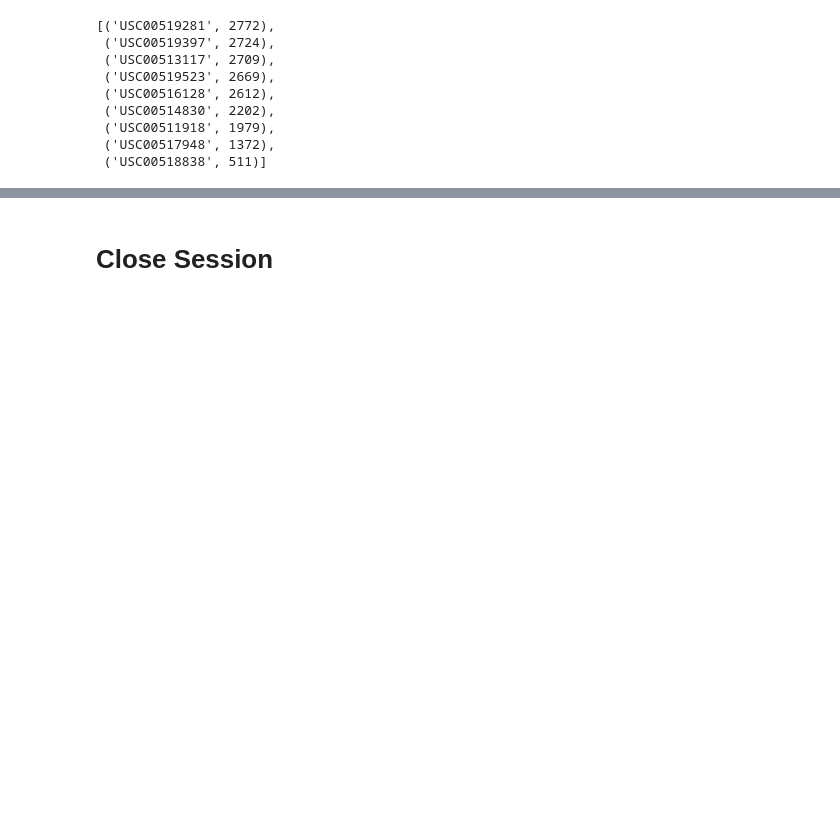
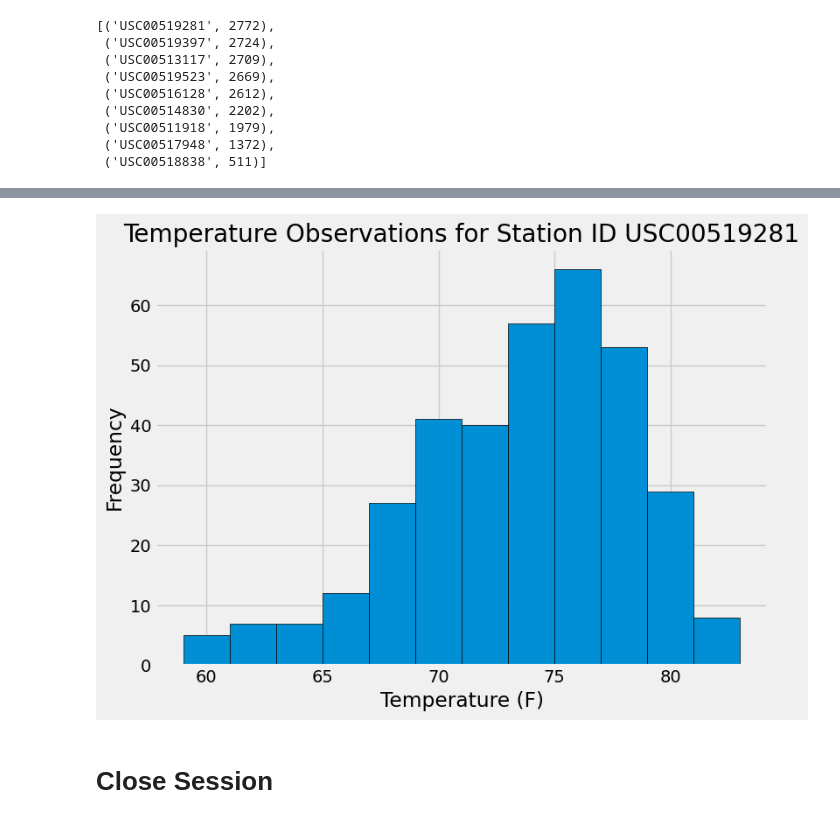
Before and after one commit to troyflood94/sqlalchemy-challenge, a Jupyter notebook: climate_starter.ipynb, the cells around one changed output, grey strips where cells are left out. Saved outputs shown, nothing was run; the diff lists cells and outputs as text; code cells hidden in the pictures; blank space fills up the shorter version.

```diff
--- a/climate_starter.ipynb
+++ b/climate_starter.ipynb
@@ -94,4 +127,11 @@ Text(0, 0.5, 'Inches')
  ('USC00518838', 511)]
 # %%
 # Using the most active station id from the previous query, calculate the lowest, highest, and average temperature.
+most_active_station_id = 'USC00519281'
+temperature_stats = session.query(func.min(measurement.tobs).label('lowest_temperature'),
+                                 func.max(measurement.tobs).label('highest_temperature'),
+                                 func.avg(measurement.tobs).label('average_temperature')) \
+                           .filter(measurement.station == most_active_station_id) \
+                           .first()
+temperature_stats
 # %% [output]
@@ -105,3 +139,30 @@ Text(0.5, 4.183333333333314, 'Temperature')
+# %%
+# Using the most active station id
+# Query the last 12 months of temperature observation data for this station and plot the results as a histogram
+#use date cariable from first section
+
+
+# Query to retrieve the last 12 months of temperature data for the most active station
+results = session.query(measurement.tobs) \
+                 .filter(measurement.station == most_active_station_id) \
+                 .filter(measurement.date >= one_year_ago) \
+                 .filter(measurement.date <= most_recent_date) \
+                 .all()
+
+# Convert the query results into a list of temperatures
+temperatures = [result[0] for result in results]
+
+# Plot the results as a histogram
+plt.figure(figsize=(8, 6))
+plt.hist(temperatures, bins=12, edgecolor='black')
+plt.title(f'Temperature Observations for Station ID {most_active_station_id}')
+plt.xlabel('Temperature (F)')
+plt.ylabel('Frequency')
+plt.grid(True)
+plt.tight_layout()
+plt.show()
+# %% [output]
+[figure, added]
 # %% [markdown]
 # Close Session
 # %%
```
Also changed, not shown: parts of 13 cells of this notebook.
